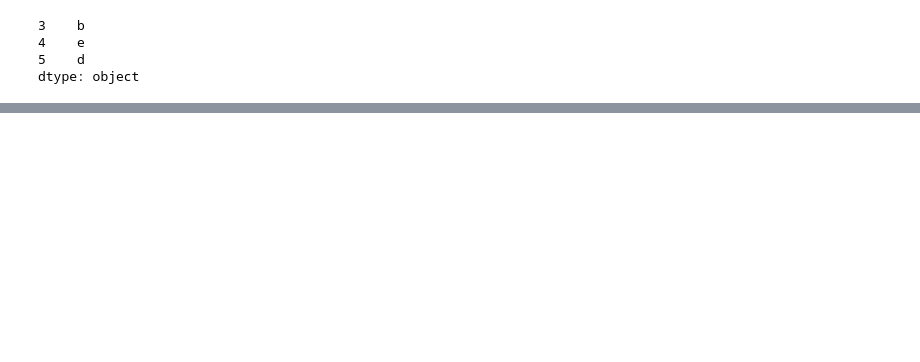
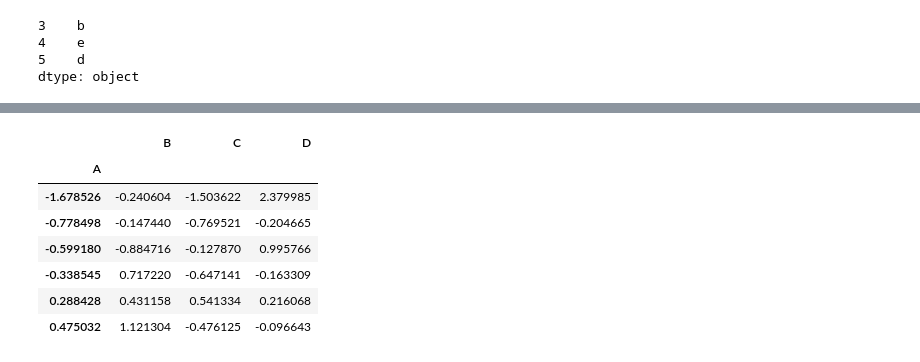
Before and after one commit to parkroyal/python_practice, a Jupyter notebook: data_analysis/pandas_index_and_selecting_data.ipynb, the cells around one changed output, grey strips where cells are left out. Cells and saved outputs as stored; diff of their text form; code cells hidden in the pictures; blank space fills up the shorter version.

```diff
--- a/data_analysis/pandas_index_and_selecting_data.ipynb
+++ b/data_analysis/pandas_index_and_selecting_data.ipynb
@@ -174,0 +255,11 @@ x[len(x)-1:100]
+# %%
+df1.groupby(['A']).sum()
+# %% [output]
+|  | B | C | D |
+| A |  |  |  |
+| -1.678526 | -0.240604 | -1.503622 | 2.379985 |
+| -0.778498 | -0.147440 | -0.769521 | -0.204665 |
+| -0.599180 | -0.884716 | -0.127870 | 0.995766 |
+| -0.338545 | 0.717220 | -0.647141 | -0.163309 |
+| 0.288428 | 0.431158 | 0.541334 | 0.216068 |
+| 0.475032 | 1.121304 | -0.476125 | -0.096643 |
```
Also changed, not shown: parts of 18 cells of this notebook, 1 other file.
